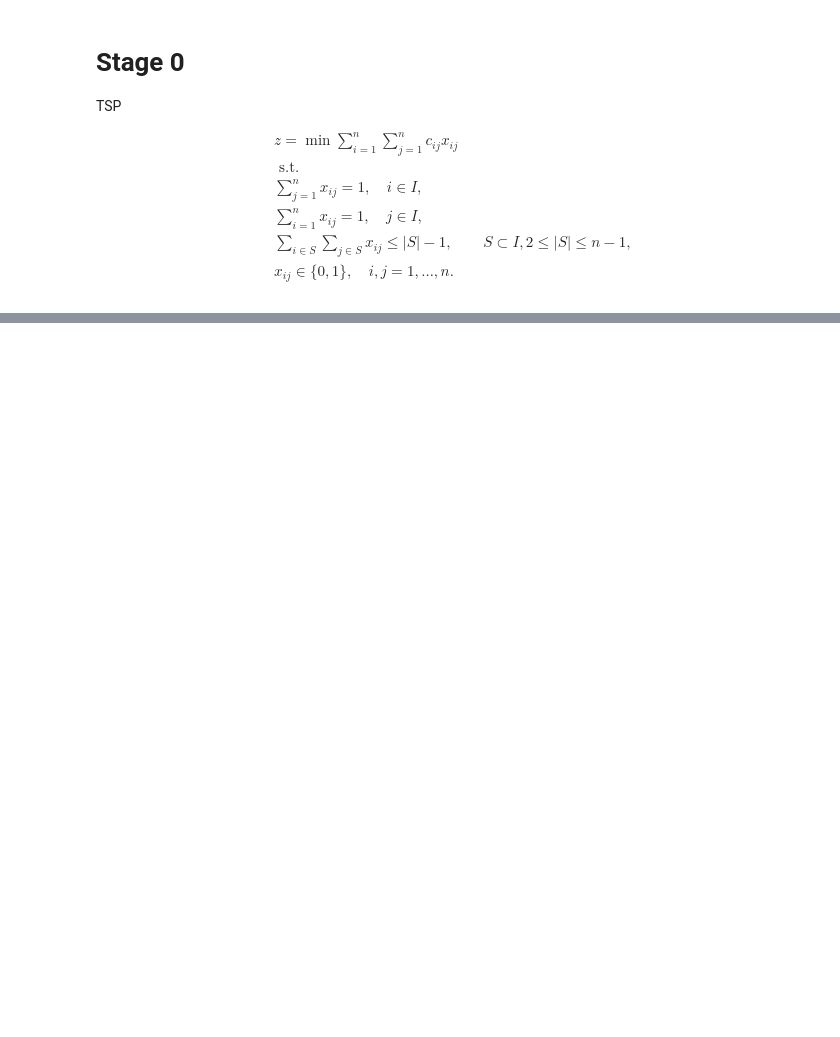
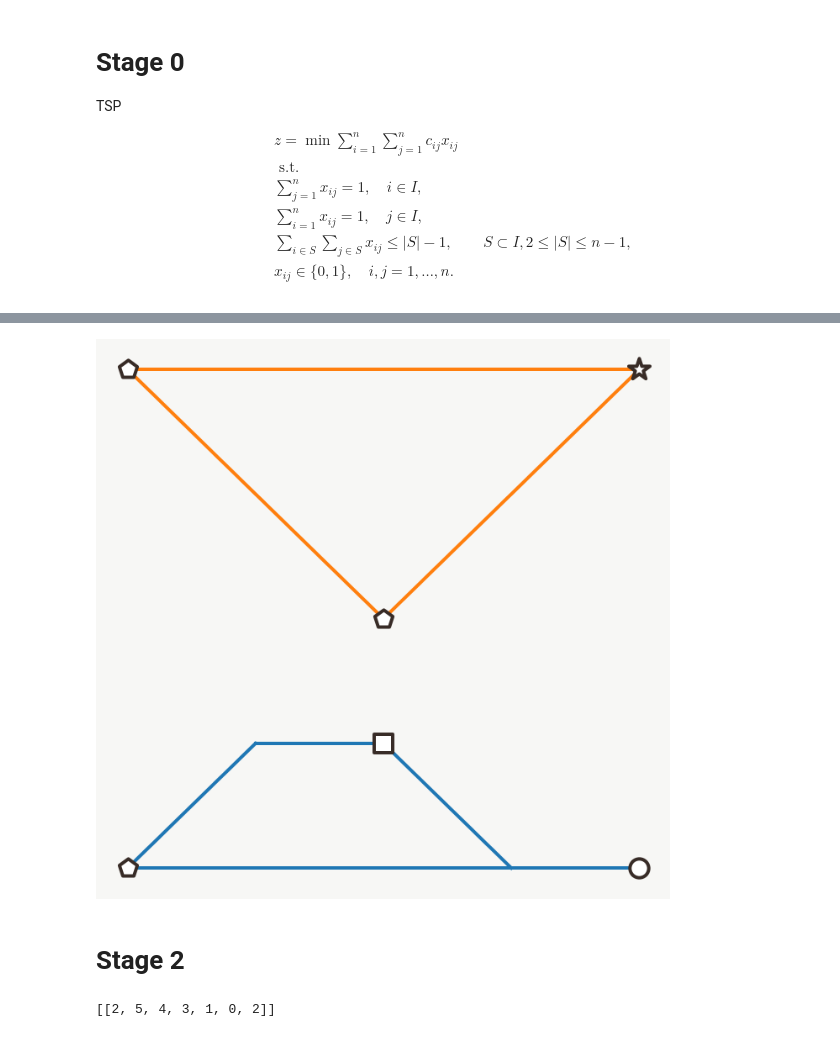
Before and after one commit to CameronChandler/optimisation-group-project, a Jupyter notebook: Mini Metro.ipynb, the cells around one changed output, grey strips where cells are left out. Cells and saved outputs as stored; diff of their text form; code cells hidden in the pictures; blank space fills up the shorter version.

```diff
--- a/Mini Metro.ipynb
+++ b/Mini Metro.ipynb
@@ -214,0 +254,36 @@ graph(stations, rails)
+# %%
+from itertools import combinations
+from tqdm import tqdm
+
+minn = 1e12
+best = None
+for comb in tqdm(list(combinations(S, M))):
+    D = list(comb)
+    V = S[:]
+    for s in D:
+        V.remove(s)
+
+    m = run_model(D, V)
+
+    if m.objVal < minn:
+        minn = m.objVal
+        best = m
+# %%
+RAIL = 2
+
+connections = [extract_stations(v.varName, city) for v in best.getVars() if v.x > 1e-6 and v.varName[0] == 'x']
+
+rail_pairs = dd(list)
+for connection in connections:
+    rail_pairs[connection[RAIL]].append(connection[:2])
+
+rails = []
+
+for rail, pairs in rail_pairs.items():
+    rails.append(pairs2rails(pairs))
+
+graph(stations, rails)
+# %% [output]
+[figure, added]
+# %% [markdown]
+# Stage 2
@@ -214,0 +347,4 @@ graph(stations, rails)
+# %%
+a
+# %% [output]
+[[2, 5, 4, 3, 1, 0, 2]]
```
Also changed, not shown: parts of 22 cells of this notebook, 3 other files.
